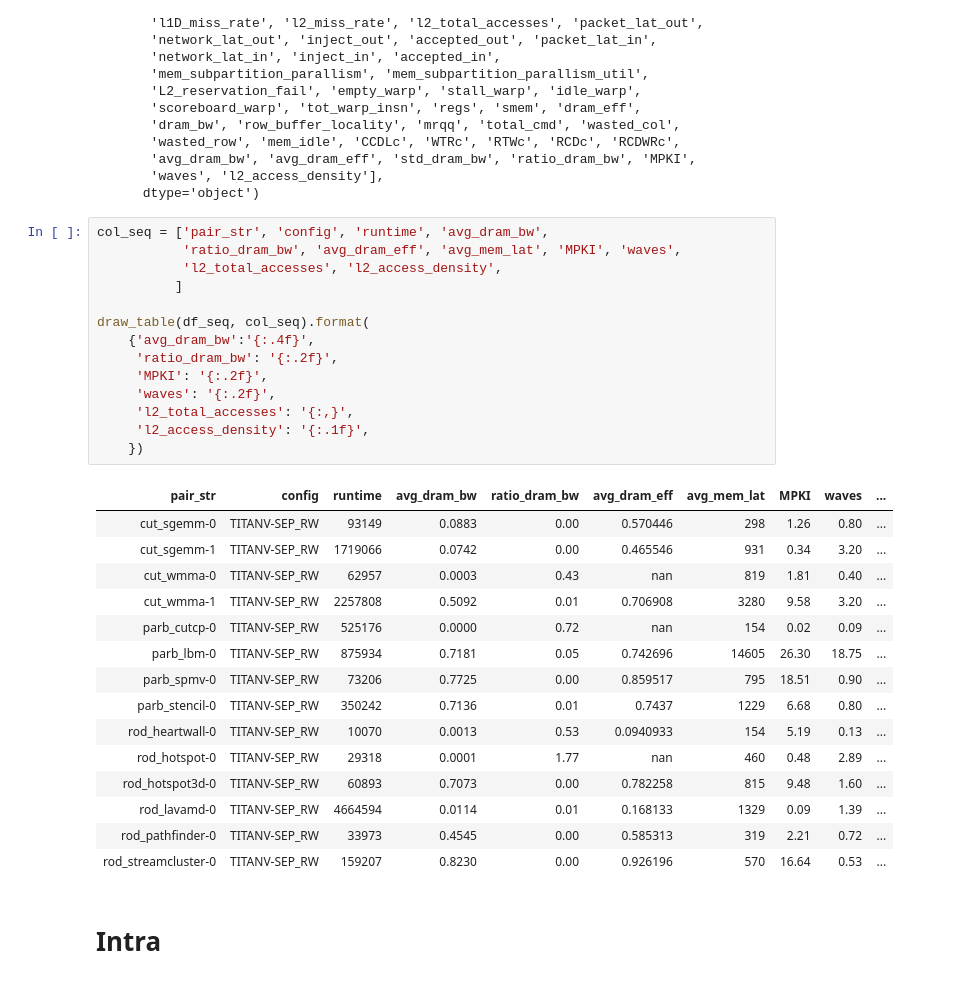
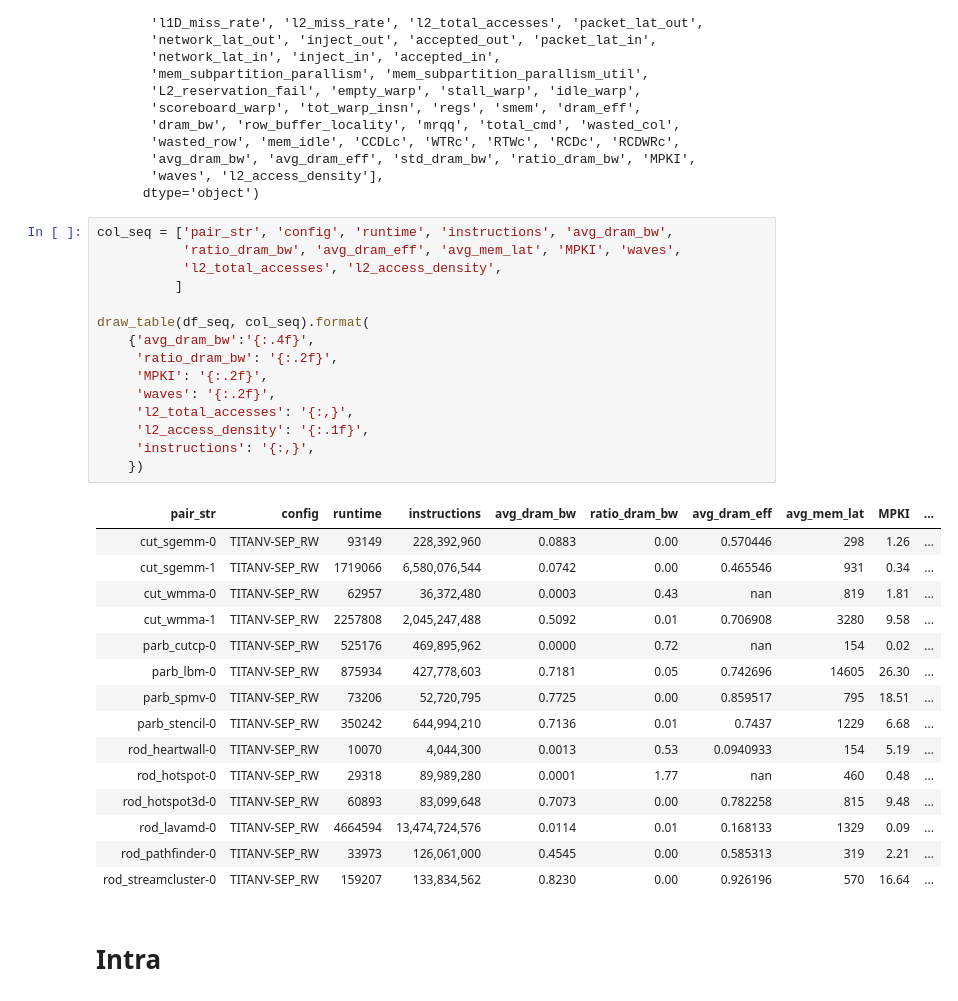
Before and after one commit to UofT-EcoSystem/GPU-Virtualization-Benchmarks, a Jupyter notebook: util/data/notebooks/View_Tables.ipynb, the cells around one changed output. Drawn from its saved outputs; the diff is of its cells as text.

```diff
--- a/util/data/notebooks/View_Tables.ipynb
+++ b/util/data/notebooks/View_Tables.ipynb
@@ -56,35 +58,36 @@ Index(['pair_str', 'config', 'gpusim_version', 'jobId', 'grid_x', 'grid_y',
        'waves', 'l2_access_density'],
       dtype='object')
 # %%
-col_seq = ['pair_str', 'config', 'runtime', 'avg_dram_bw',
+col_seq = ['pair_str', 'config', 'runtime', 'instructions', 'avg_dram_bw',
            'ratio_dram_bw', 'avg_dram_eff', 'avg_mem_lat', 'MPKI', 'waves',
            'l2_total_accesses', 'l2_access_density',
           ]
 
 draw_table(df_seq, col_seq).format(
     {'avg_dram_bw':'{:.4f}',
      'ratio_dram_bw': '{:.2f}',
      'MPKI': '{:.2f}',
      'waves': '{:.2f}',
      'l2_total_accesses': '{:,}',
      'l2_access_density': '{:.1f}',
+     'instructions': '{:,}',
     })
 # %% [output]
-| pair_str | config | runtime | avg_dram_bw | ratio_dram_bw | avg_dram_eff | avg_mem_lat | MPKI | waves | ... |
-| cut_sgemm-0 | TITANV-SEP_RW | 93149 | 0.0883 | 0.00 | 0.570446 | 298 | 1.26 | 0.80 | ... |
-| cut_sgemm-1 | TITANV-SEP_RW | 1719066 | 0.0742 | 0.00 | 0.465546 | 931 | 0.34 | 3.20 | ... |
-| cut_wmma-0 | TITANV-SEP_RW | 62957 | 0.0003 | 0.43 | nan | 819 | 1.81 | 0.40 | ... |
-| cut_wmma-1 | TITANV-SEP_RW | 2257808 | 0.5092 | 0.01 | 0.706908 | 3280 | 9.58 | 3.20 | ... |
-| parb_cutcp-0 | TITANV-SEP_RW | 525176 | 0.0000 | 0.72 | nan | 154 | 0.02 | 0.09 | ... |
-| parb_lbm-0 | TITANV-SEP_RW | 875934 | 0.7181 | 0.05 | 0.742696 | 14605 | 26.30 | 18.75 | ... |
-| parb_spmv-0 | TITANV-SEP_RW | 73206 | 0.7725 | 0.00 | 0.859517 | 795 | 18.51 | 0.90 | ... |
-| parb_stencil-0 | TITANV-SEP_RW | 350242 | 0.7136 | 0.01 | 0.7437 | 1229 | 6.68 | 0.80 | ... |
-| rod_heartwall-0 | TITANV-SEP_RW | 10070 | 0.0013 | 0.53 | 0.0940933 | 154 | 5.19 | 0.13 | ... |
-| rod_hotspot-0 | TITANV-SEP_RW | 29318 | 0.0001 | 1.77 | nan | 460 | 0.48 | 2.89 | ... |
-| rod_hotspot3d-0 | TITANV-SEP_RW | 60893 | 0.7073 | 0.00 | 0.782258 | 815 | 9.48 | 1.60 | ... |
-| rod_lavamd-0 | TITANV-SEP_RW | 4664594 | 0.0114 | 0.01 | 0.168133 | 1329 | 0.09 | 1.39 | ... |
-| rod_pathfinder-0 | TITANV-SEP_RW | 33973 | 0.4545 | 0.00 | 0.585313 | 319 | 2.21 | 0.72 | ... |
-| rod_streamcluster-0 | TITANV-SEP_RW | 159207 | 0.8230 | 0.00 | 0.926196 | 570 | 16.64 | 0.53 | ... |
+| pair_str | config | runtime | instructions | avg_dram_bw | ratio_dram_bw | avg_dram_eff | avg_mem_lat | MPKI | ... |
+| cut_sgemm-0 | TITANV-SEP_RW | 93149 | 228,392,960 | 0.0883 | 0.00 | 0.570446 | 298 | 1.26 | ... |
+| cut_sgemm-1 | TITANV-SEP_RW | 1719066 | 6,580,076,544 | 0.0742 | 0.00 | 0.465546 | 931 | 0.34 | ... |
+| cut_wmma-0 | TITANV-SEP_RW | 62957 | 36,372,480 | 0.0003 | 0.43 | nan | 819 | 1.81 | ... |
+| cut_wmma-1 | TITANV-SEP_RW | 2257808 | 2,045,247,488 | 0.5092 | 0.01 | 0.706908 | 3280 | 9.58 | ... |
+| parb_cutcp-0 | TITANV-SEP_RW | 525176 | 469,895,962 | 0.0000 | 0.72 | nan | 154 | 0.02 | ... |
+| parb_lbm-0 | TITANV-SEP_RW | 875934 | 427,778,603 | 0.7181 | 0.05 | 0.742696 | 14605 | 26.30 | ... |
+| parb_spmv-0 | TITANV-SEP_RW | 73206 | 52,720,795 | 0.7725 | 0.00 | 0.859517 | 795 | 18.51 | ... |
+| parb_stencil-0 | TITANV-SEP_RW | 350242 | 644,994,210 | 0.7136 | 0.01 | 0.7437 | 1229 | 6.68 | ... |
+| rod_heartwall-0 | TITANV-SEP_RW | 10070 | 4,044,300 | 0.0013 | 0.53 | 0.0940933 | 154 | 5.19 | ... |
+| rod_hotspot-0 | TITANV-SEP_RW | 29318 | 89,989,280 | 0.0001 | 1.77 | nan | 460 | 0.48 | ... |
+| rod_hotspot3d-0 | TITANV-SEP_RW | 60893 | 83,099,648 | 0.7073 | 0.00 | 0.782258 | 815 | 9.48 | ... |
+| rod_lavamd-0 | TITANV-SEP_RW | 4664594 | 13,474,724,576 | 0.0114 | 0.01 | 0.168133 | 1329 | 0.09 | ... |
+| rod_pathfinder-0 | TITANV-SEP_RW | 33973 | 126,061,000 | 0.4545 | 0.00 | 0.585313 | 319 | 2.21 | ... |
+| rod_streamcluster-0 | TITANV-SEP_RW | 159207 | 133,834,562 | 0.8230 | 0.00 | 0.926196 | 570 | 16.64 | ... |
 # %% [markdown]
 # Intra
 # %%
```
Also changed, not shown: parts of 2 cells of this notebook, 4 other files.
